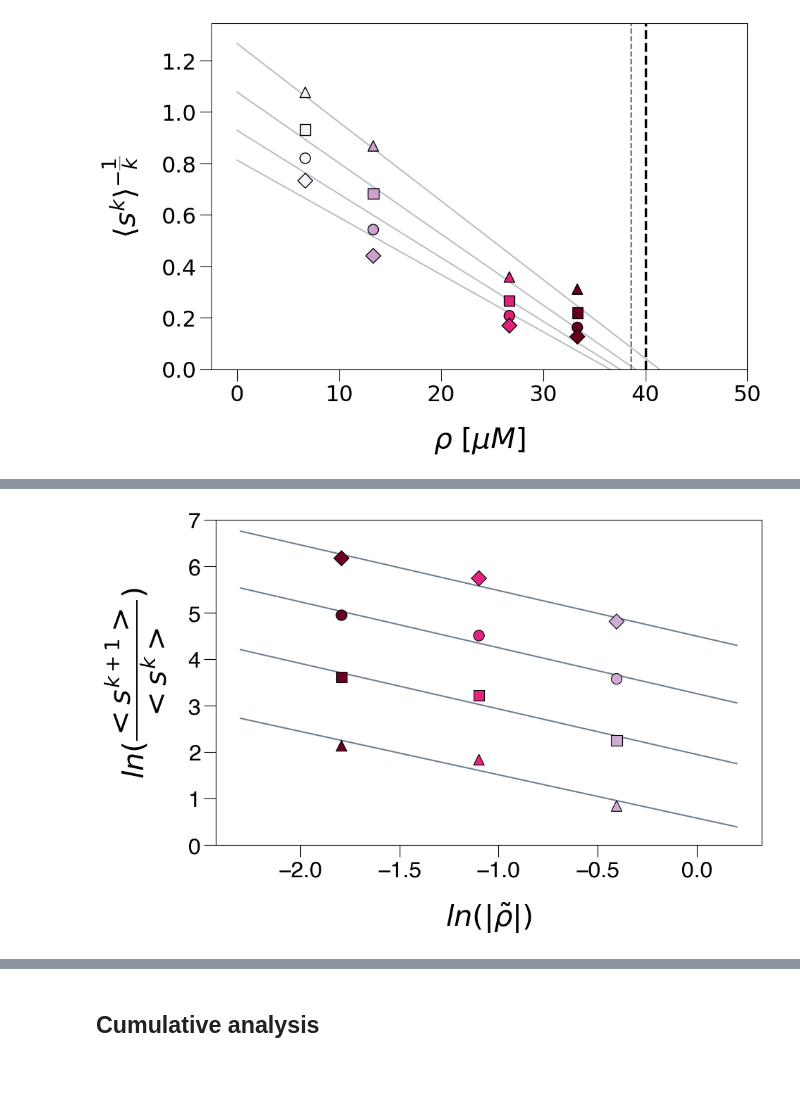
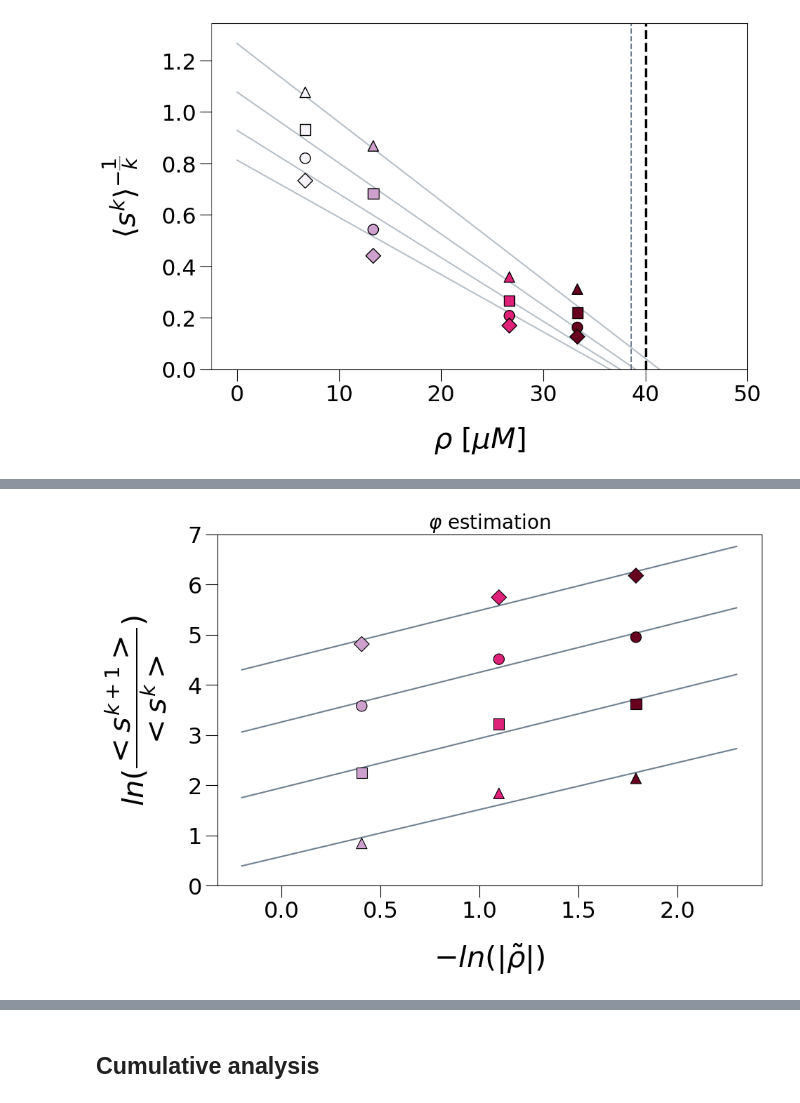
Before and after one commit to tommasoamico/dropletSizeDistributionForProteinPhaseSeparation, a Jupyter notebook: dead.ipynb, the cells around one changed output, grey strips where cells are left out. Saved outputs shown, nothing was run; the diff lists cells and outputs as text; code cells hidden in the pictures; blank space fills up the shorter version.

Commit message:
Finished polishing the DEAD protein file

```diff
--- a/dead.ipynb
+++ b/dead.ipynb
@@ -130,20 +105,0 @@ for i in range(len(k_to_try)):
-# %%
-fig, ax = plt.subplots(figsize=(10, 5))
-x_axis = np.linspace(-2.3, 0.2, 100)
-
-for i, dict_ in enumerate(ratio_arr_list):
-    ax.plot(np.log(np.array(list(dict_.keys())[2:])), np.log(np.exp(i)  * np.array(list(dict_.values())[2:])),\
-         'x', label = f'k = {k_to_try[i]}', zorder = 4, color = colors[i], alpha = 0.7,\
-            markeredgewidth = 3, markersize = 7)
-    ax.plot(x_axis, -1 * x_axis + i/0.8 + 0.6, color = colors[i], zorder = 3, alpha = 0.5)
-
-
-#ax.legend()
-
-ax.grid(zorder = 1)
-ax.set_ylim(bottom = 0, top = 7)
-
-ax.legend(facecolor = 'aliceblue', edgecolor = 'black', shadow = True)
-ax.set_title("$ \\varphi$ Estimation - $RP_3$", fontsize=25)
-ax.set_xlabel('$log(| \\frac{\\rho - \\rho_{c}}{\\rho_c}|)$', fontsize = 20)
-ax.set_ylabel('$log( \dfrac{<s^{k+1}>}{<s^{k}>} )$', fontsize=20)
@@ -153,63 +106,34 @@ Text(0, 0.5, '$log( \\dfrac{<s^{k+1}>}{<s^{k}>} )$')
 # %%
-plt.rc('font', family='Helvetica')
+n_colors:int = len(conc_dead_phi)
+fig, ax = createCanvas()
+x_axis:np.array = np.linspace(-2.3, 0.2, 100)
+slope_list:List[float] = []
+std_list:List[float] = []
+for i, dict_ in enumerate(ratio_arr_original):
 
-#cmap = matplotlib.cm.get_cmap('magma')
-cmap=LinearSegmentedColormap.from_list('rg',['linen',  'sandybrown', 'peru',\
-     'chocolate', 'saddlebrown'], N=256)
-import scipy
-#cmap=LinearSegmentedColormap.from_list('rg',['ghostwhite', 'aliceblue', 'skyblue', 'cornflowerblue', 'royalblue', 'blue', 'navy', 'black'], N=256)
-#import get_cmap
-from matplotlib.cm import get_cmap
 
-#cmap = get_cmap('gist_heat_r')
-cmap=LinearSegmentedColormap.from_list('rg',['hotpink',  'magenta', 'mediumvioletred',\
-     'darkmagenta'], N=256)
-
-n_colors = len(conc_dead[2:])
-cmap = matplotlib.cm.get_cmap('PuRd')
-rgba_values = [cmap(np.linspace(0.3, 1, n_colors))[i] for i in range(n_colors)]
+     ax.scatter(-np.log(np.array(tail2(list(dict_.keys())))), np.log(np.exp(i)  * np.array(tail2(list(dict_.values())))),\
+                 label = f'k = {k_to_try_dead[i]}', zorder = 4, color = tail(rgbaValuesDead), alpha = 1\
+        , marker = markersDead[i], s = 120, edgecolors='black', linewidths = 0.8)
 
 
 
-k_to_try = [0.5, 1, 1.5, 2]
-
-
-fig, ax = plt.subplots(figsize=(10, int(0.65 * 10)))
-x_axis = np.linspace(-2.3, 0.2, 100)
-slope_list = []
-std_list = []
-markers = ['^', 's', 'o', 'D']
-for i, dict_ in enumerate(ratio_arr_original):
-     ax.scatter(np.log(np.array(list(dict_.keys())[2:])), np.log(np.exp(i)  * np.array(list(dict_.values())[2:])), label = f'k = {k_to_try[i]}', zorder = 4, color = rgba_values, alpha = 1\
-        , marker = markers[i], s = 120, edgecolors='black', linewidths = 0.8)
-
-
-
-     popt, pcov = scipy.optimize.curve_fit(lambda x, a, b: a*x + b, np.log(np.array(list(dict_.keys())[2:])),\
-         np.log(np.exp(i)  * np.array(list(dict_.values())[2:])))
+     popt, pcov = scipy.optimize.curve_fit(lambda x, a, b: a*x + b, np.log(np.array(tail2(list(dict_.keys())))),\
+         np.log(np.exp(i)  * np.array(tail2(list(dict_.values())))))
      slope_list.append(popt[0])
      std_list.append(np.sqrt(pcov[0][0]))
-     ax.plot(x_axis, popt[0] * x_axis + popt[1], zorder = 3, alpha = 1, color = 'slategrey')
-     print(popt[0], np.sqrt(pcov[0][0]))
-
-#ax.legend()
-
+     ax.plot(-x_axis, popt[0] * x_axis + popt[1], zorder = 3, alpha = 1, color = 'slategrey')
 
 ax.set_ylim(bottom = 0, top = 7)
 
-k_alpha = np.sum(1/np.array(std_list)**2)
-weighted = np.array(std_list).dot(np.array(slope_list)) / np.sum(std_list)
-
-
-print(weighted, '±', np.sqrt(1/k_alpha))
-
-#ax.legend(facecolor = 'aliceblue', edgecolor = 'black', shadow = True)
-#ax.set_title("$ \\varphi$ Estimation - $RP_3$", fontsize=20, pad = 20)
-ax.set_xlabel('$ln(| \\tilde{\\rho} |)$', fontsize = 30, labelpad = 20)
+k_alpha:float = np.sum(1/np.array(std_list)**2)
+weighted:float = np.array(std_list).dot(np.array(slope_list)) / np.sum(std_list)
+ax.set_xlabel('$-ln(| \\tilde{\\rho} |)$', fontsize = 30, labelpad = 20)
 ax.set_ylabel('$ln( \dfrac{<s^{k+1}>}{<s^{k}>} )$', fontsize=30, labelpad = 20)
 ax.tick_params(axis='both', which='major', labelsize=23, length=12)
+ax.set_title('$\\varphi$ estimation', fontsize = 20)
+plt.show()
 
-
-#fig.savefig('../../paperPlots/pdfPlots/Fig1A.pdf', dpi = 300, facecolor = 'white', bbox_inches = 'tight')
-#fig.savefig('../../paperPlots/svgPlots/Fig1A.svg', dpi = 300, facecolor = 'white', bbox_inches = 'tight')
+#fig.savefig('../../paperPlots/pdfPlots/Fig1AInverted.pdf', dpi = 300, facecolor = 'white', bbox_inches = 'tight')
+#fig.savefig('../../paperPlots/svgPlots/Fig1AInverted.svg', dpi = 300, facecolor = 'white')
 # %% [output]
@@ -221 +140 @@ ax.tick_params(axis='both', which='major', labelsize=23, length=12)
-[figure, old version]
+[figure, new version]
```
Also changed, not shown: parts of 21 cells of this notebook, 2 other files.
